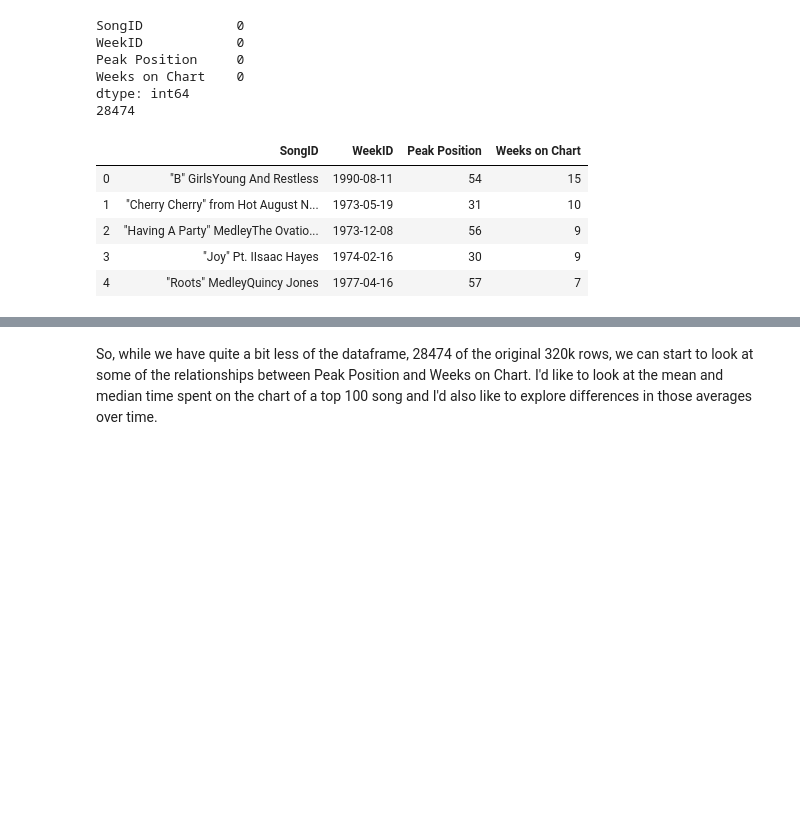
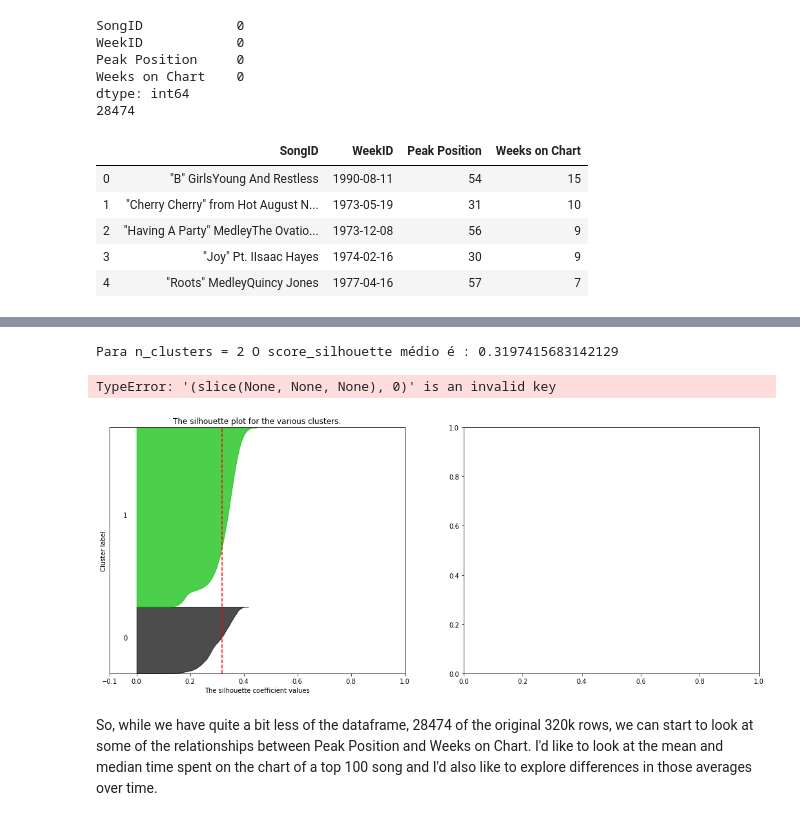
Before and after one commit to RobNewt/Data-Analysis, a Jupyter notebook: Billboard Top 100 (In Progress).ipynb, the cells around one changed output, grey strips where cells are left out. Saved outputs shown, nothing was run; the diff lists cells and outputs as text; code cells hidden in the pictures; blank space fills up the shorter version.

```diff
--- a/Billboard Top 100 (In Progress).ipynb
+++ b/Billboard Top 100 (In Progress).ipynb
@@ -237,0 +288,4 @@ dtype: int64
+# %%
+df2 = df2.dropna()
+print(len(df2))
+df2.isnull().sum()
@@ -238,3 +379,75 @@ dtype: int64
+# %%
+range_n_clusters = [2, 3, 4, 5, 6]
+for n_clusters in range_n_clusters:
+    # Create a subplot with 1 row and 2 columns
+    fig, (ax1, ax2) = plt.subplots(1, 2)
+    fig.set_size_inches(18, 7)
+    # The 1st subplot is the silhouette plot
+    # The silhouette coefficient can range from -1, 1 but in this example all
+    # lie within [-0.1, 1]
+    ax1.set_xlim([-0.1, 1])
+    # The (n_clusters+1)*10 is for inserting blank space between silhouette
+    # plots of individual clusters, to demarcate them clearly.
+    ax1.set_ylim([0, len(df2) + (n_clusters + 1) * 10])
+    # Initialize the clusterer with n_clusters value and a random generator
+    # seed of 10 for reproducibility.
+    clusterer = KMeans(n_clusters=n_clusters, random_state=10)
+    cluster_labels = clusterer.fit_predict(df2)
+# The silhouette_score gives the average value for all the samples.
+    # This gives a perspective into the density and separation of the formed
+    # clusters
+    silhouette_avg = sklearn.metrics.silhouette_score(df2, cluster_labels)
+    print("Para n_clusters =", n_clusters,
+          "O score_silhouette médio é :", silhouette_avg)
+    # Compute the silhouette scores for each sample
+    sample_silhouette_values = sklearn.metrics.silhouette_samples(df2, cluster_labels)
+    y_lower = 10
+    for i in range(n_clusters):
+        # Aggregate the silhouette scores for samples belonging to
+        # cluster i, and sort them
+        ith_cluster_silhouette_values = \
+            sample_silhouette_values[cluster_labels == i]
+        ith_cluster_silhouette_values.sort()
+        size_cluster_i = ith_cluster_silhouette_values.shape[0]
+        y_upper = y_lower + size_cluster_i
+        color = plt.cm.nipy_spectral(float(i) / n_clusters)
+        ax1.fill_betweenx(np.arange(y_lower, y_upper),
+                          0, ith_cluster_silhouette_values,
+                          facecolor=color, edgecolor=color,       alpha=0.7)
+        # Label the silhouette plots with their cluster numbers at the middle
+        ax1.text(-0.05, y_lower + 0.5 * size_cluster_i, str(i))
+        # Compute the new y_lower for next plot
+        y_lower = y_upper + 10  # 10 for the 0 samples
+    ax1.set_title("The silhouette plot for the various clusters.")
+    ax1.set_xlabel("The silhouette coefficient values")
+    ax1.set_ylabel("Cluster label")
+    # The vertical line for average silhouette score of all the values
+    ax1.axvline(x=silhouette_avg, color="red", linestyle="--")
+    ax1.set_yticks([])  # Clear the yaxis labels / ticks
+    ax1.set_xticks([-0.1, 0, 0.2, 0.4, 0.6, 0.8, 1])
+    # 2nd Plot showing the actual clusters formed
+    colors = plt.cm.nipy_spectral(cluster_labels.astype(float) / n_clusters)
+    ax2.scatter(df2[:, 0], df2[:, 1], marker='.', s=30, lw=0, alpha=0.7,
+                c=colors, edgecolor='k')
+    # Labeling the clusters
+    centers = clusterer.cluster_centers_
+    # Draw white circles at cluster centers
+    ax2.scatter(centers[:, 0], centers[:, 1], marker='o',
+                c="white", alpha=1, s=200, edgecolor='k')
+    for i, c in enumerate(centers):
+        ax2.scatter(c[0], c[1], marker='$%d$' % i, alpha=1,
+                    s=50, edgecolor='k')
+    ax2.set_title("The visualization of the clustered data.")
+    ax2.set_xlabel("Feature space for the 1st feature")
+    ax2.set_ylabel("Feature space for the 2nd feature")
+    plt.suptitle(("Silhouette analysis for KMeans clustering on sample data "
+                  "with n_clusters = %d" % n_clusters),
+                 fontsize=14, fontweight='bold')
+plt.show()
+# %% [output]
+Para n_clusters = 2 O score_silhouette médio é : 0.3197415683142129
+TypeError: '(slice(None, None, None), 0)' is an invalid key
+[figure, added]
 # %% [markdown]
 So, while we have quite a bit less of the dataframe, 28474 of the original 320k rows, we can start to look at some of the relationships between Peak Position and Weeks on Chart. I'd like to look at the mean and median time spent on the chart of a top 100 song and I'd also like to explore differences in those averages over time.
 # %%
```
Also changed, not shown: parts of 35 cells of this notebook.
